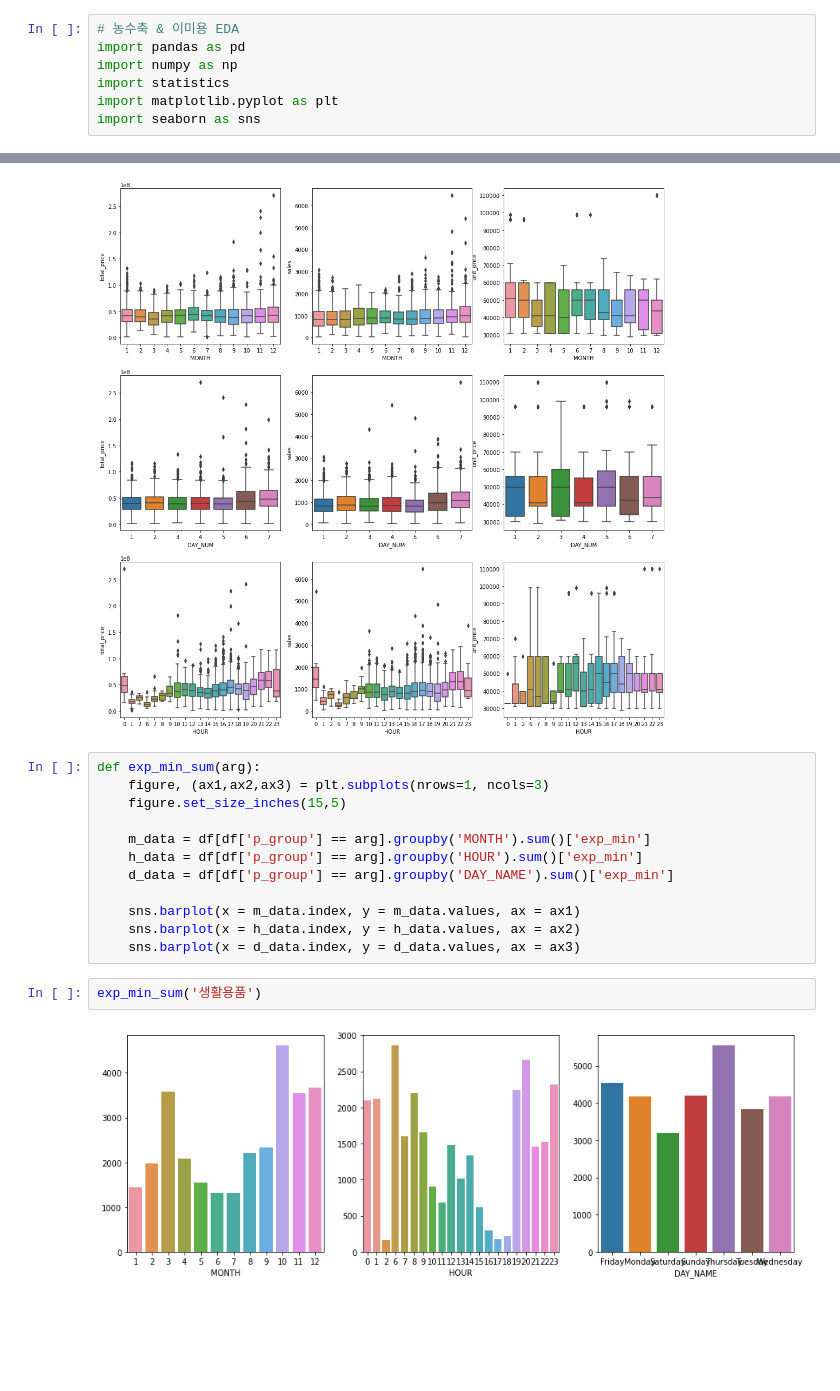
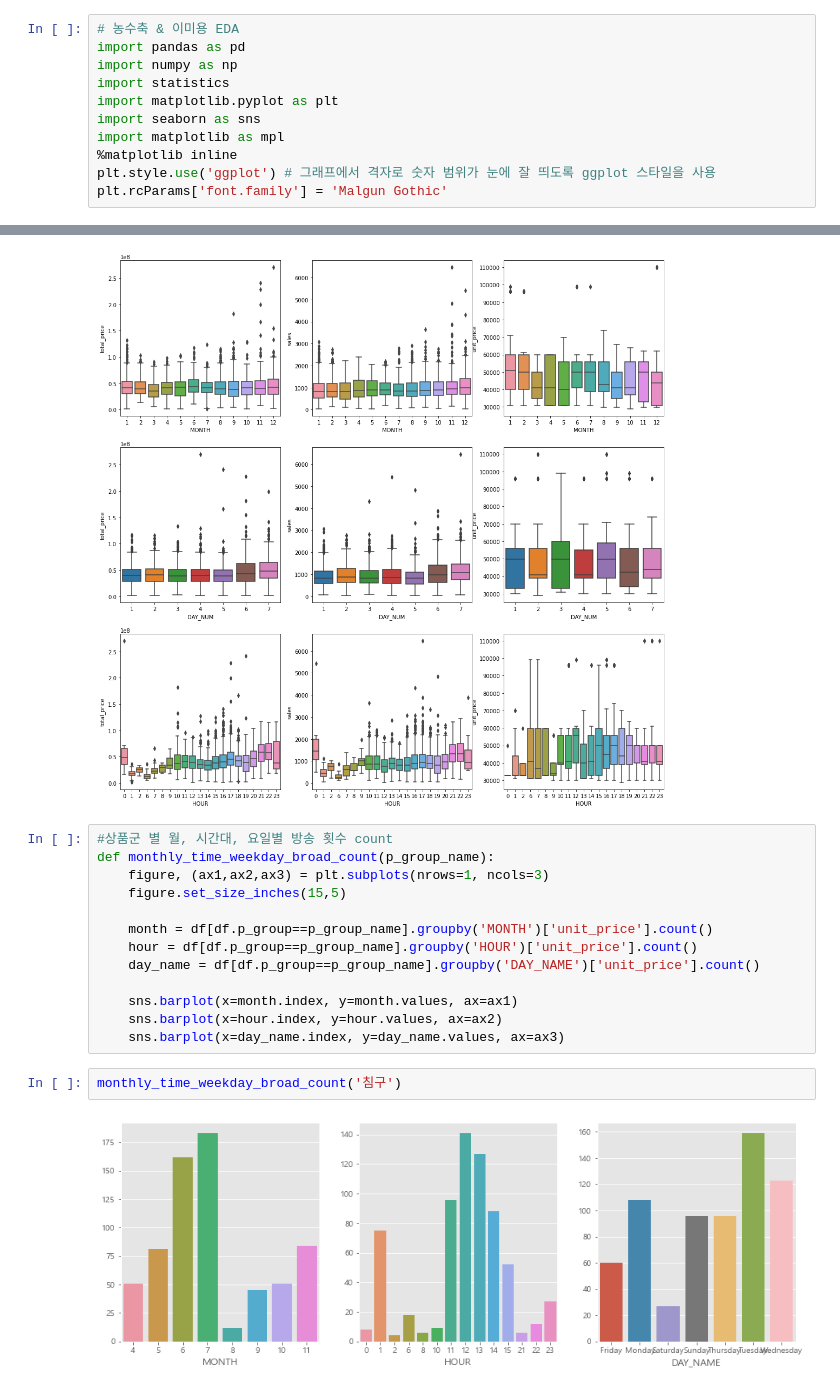
Before and after one commit to bombom93/bigcontest, a Jupyter notebook: EDA.ipynb, the cells around one changed output, grey strips where cells are left out. Saved outputs shown, nothing was run; the diff lists cells and outputs as text; blank space fills up the shorter version.

```diff
--- a/EDA.ipynb
+++ b/EDA.ipynb
@@ -5,3 +5,7 @@ import numpy as np
 import statistics
 import matplotlib.pyplot as plt
 import seaborn as sns
+import matplotlib as mpl
+%matplotlib inline
+plt.style.use('ggplot') # 그래프에서 격자로 숫자 범위가 눈에 잘 띄도록 ggplot 스타일을 사용
+plt.rcParams['font.family'] = 'Malgun Gothic'
@@ -43,18 +38,19 @@ box_plot('농수축')
 # %% [output]
 [figure]
 # %%
-def exp_min_sum(arg):
+#상품군 별 월, 시간대, 요일별 방송 횟수 count
+def monthly_time_weekday_broad_count(p_group_name):
     figure, (ax1,ax2,ax3) = plt.subplots(nrows=1, ncols=3)
     figure.set_size_inches(15,5)
 
-    m_data = df[df['p_group'] == arg].groupby('MONTH').sum()['exp_min']
-    h_data = df[df['p_group'] == arg].groupby('HOUR').sum()['exp_min']
-    d_data = df[df['p_group'] == arg].groupby('DAY_NAME').sum()['exp_min']
+    month = df[df.p_group==p_group_name].groupby('MONTH')['unit_price'].count()
+    hour = df[df.p_group==p_group_name].groupby('HOUR')['unit_price'].count()
+    day_name = df[df.p_group==p_group_name].groupby('DAY_NAME')['unit_price'].count()
 
-    sns.barplot(x = m_data.index, y = m_data.values, ax = ax1)
-    sns.barplot(x = h_data.index, y = h_data.values, ax = ax2)
-    sns.barplot(x = d_data.index, y = d_data.values, ax = ax3)
+    sns.barplot(x=month.index, y=month.values, ax=ax1)
+    sns.barplot(x=hour.index, y=hour.values, ax=ax2)
+    sns.barplot(x=day_name.index, y=day_name.values, ax=ax3)
-# %%
-exp_min_sum('생활용품')
-# %% [output]
-[figure, removed]
+# %%
+monthly_time_weekday_broad_count('침구')
+# %% [output]
+[figure, added]
```
Also changed, not shown: parts of 4 cells of this notebook.
